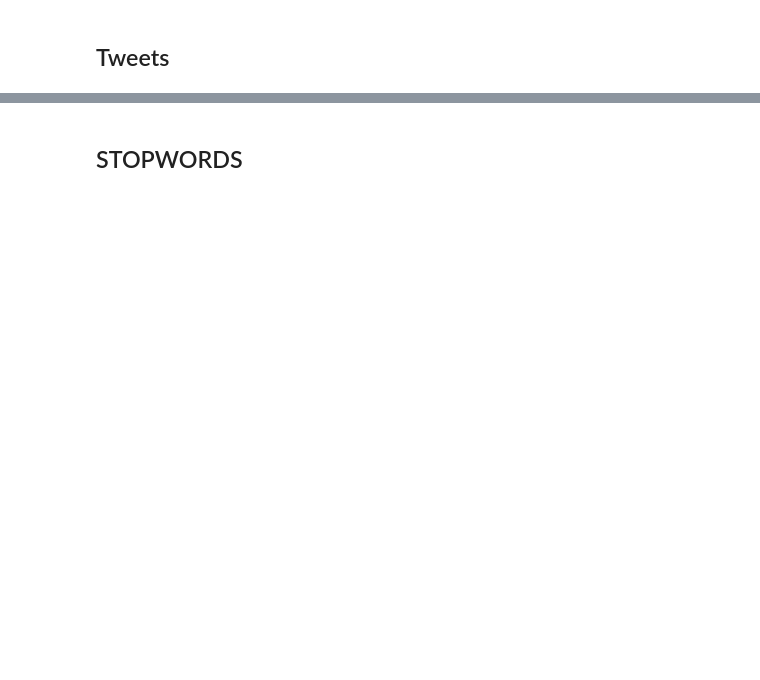
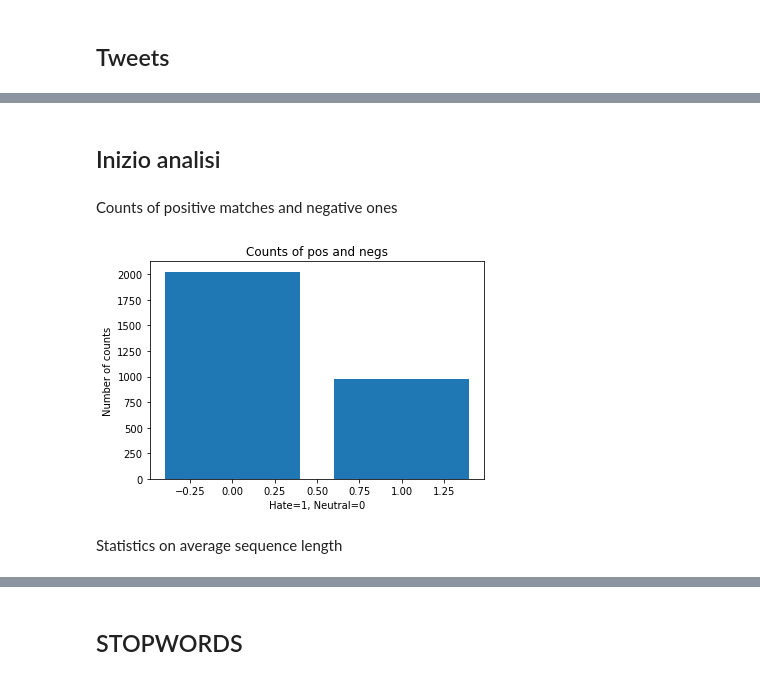
Before and after one commit to thenhz/hate-speech, a Jupyter notebook: DataAnalysis.ipynb, the cells around one changed output, grey strips where cells are left out. Saved outputs shown, nothing was run; the diff lists cells and outputs as text; code cells hidden in the pictures; blank space fills up the shorter version.

```diff
--- a/DataAnalysis.ipynb
+++ b/DataAnalysis.ipynb
@@ -47,0 +34,16 @@ df
+# %% [markdown]
+## Inizio analisi
+# %% [markdown]
+Counts of positive matches and negative ones
+# %%
+pos_neg_cnt = df.Label.value_counts()
+
+plt.ylabel("Number of counts")
+plt.xlabel("Hate=1, Neutral=0")
+plt.title("Counts of pos and negs")
+plt.bar(pos_neg_cnt.index,pos_neg_cnt.values)
+plt.show()
+# %% [output]
+[figure, added]
+# %% [markdown]
+Statistics on average sequence length
```
Also changed, not shown: parts of 39 cells of this notebook, 6 other files.
